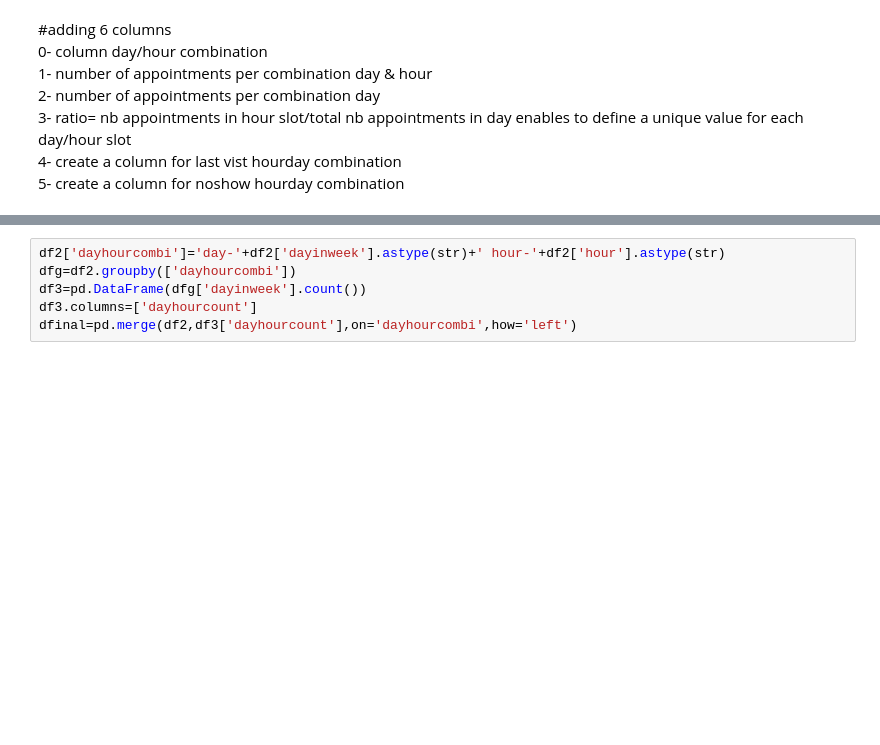
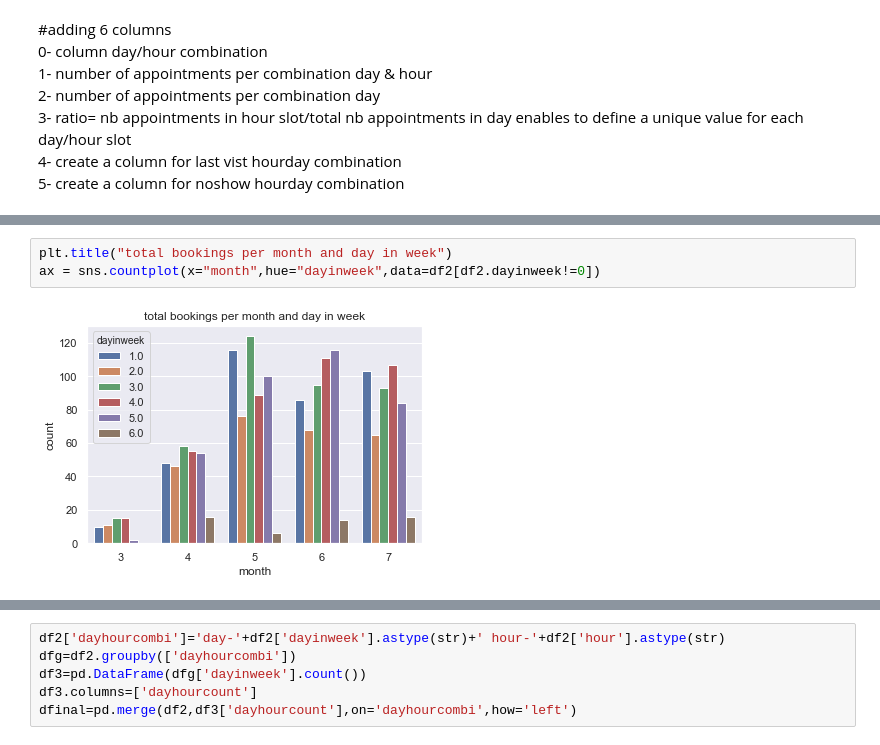
Before and after one commit to ericma007/p1, a Jupyter notebook: notebooks/init-database-exploration.ipynb, the cells around one changed output, grey strips where cells are left out. Cells and saved outputs as stored; diff of their text form; blank space fills up the shorter version.

```diff
--- a/notebooks/init-database-exploration.ipynb
+++ b/notebooks/init-database-exploration.ipynb
@@ -935,0 +914,5 @@ len(df2)
+# %%
+plt.title("total bookings per month and day in week")
+ax = sns.countplot(x="month",hue="dayinweek",data=df2[df2.dayinweek!=0])
+# %% [output]
+[figure, added]
```
Also changed, not shown: parts of 58 cells of this notebook, 32 other files.
